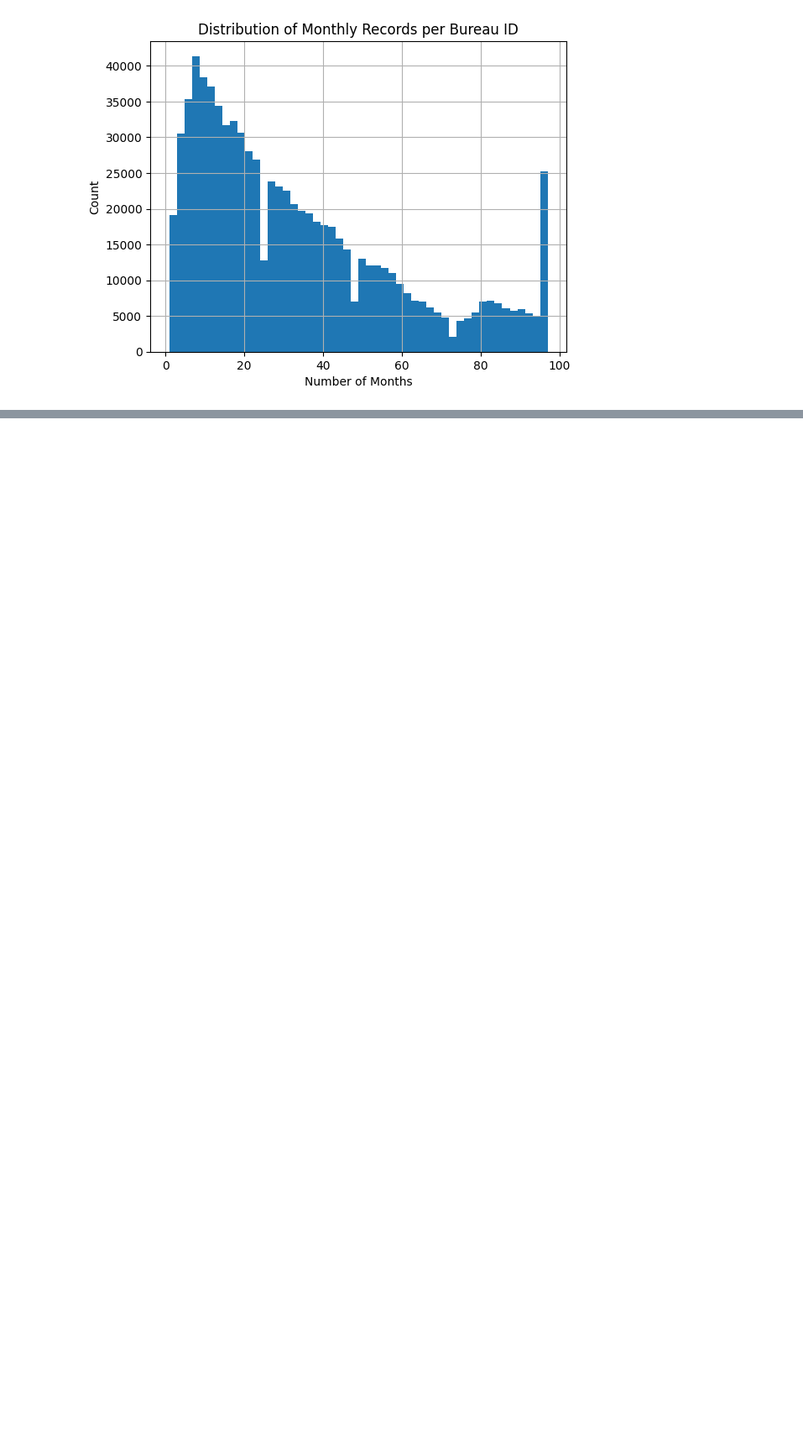
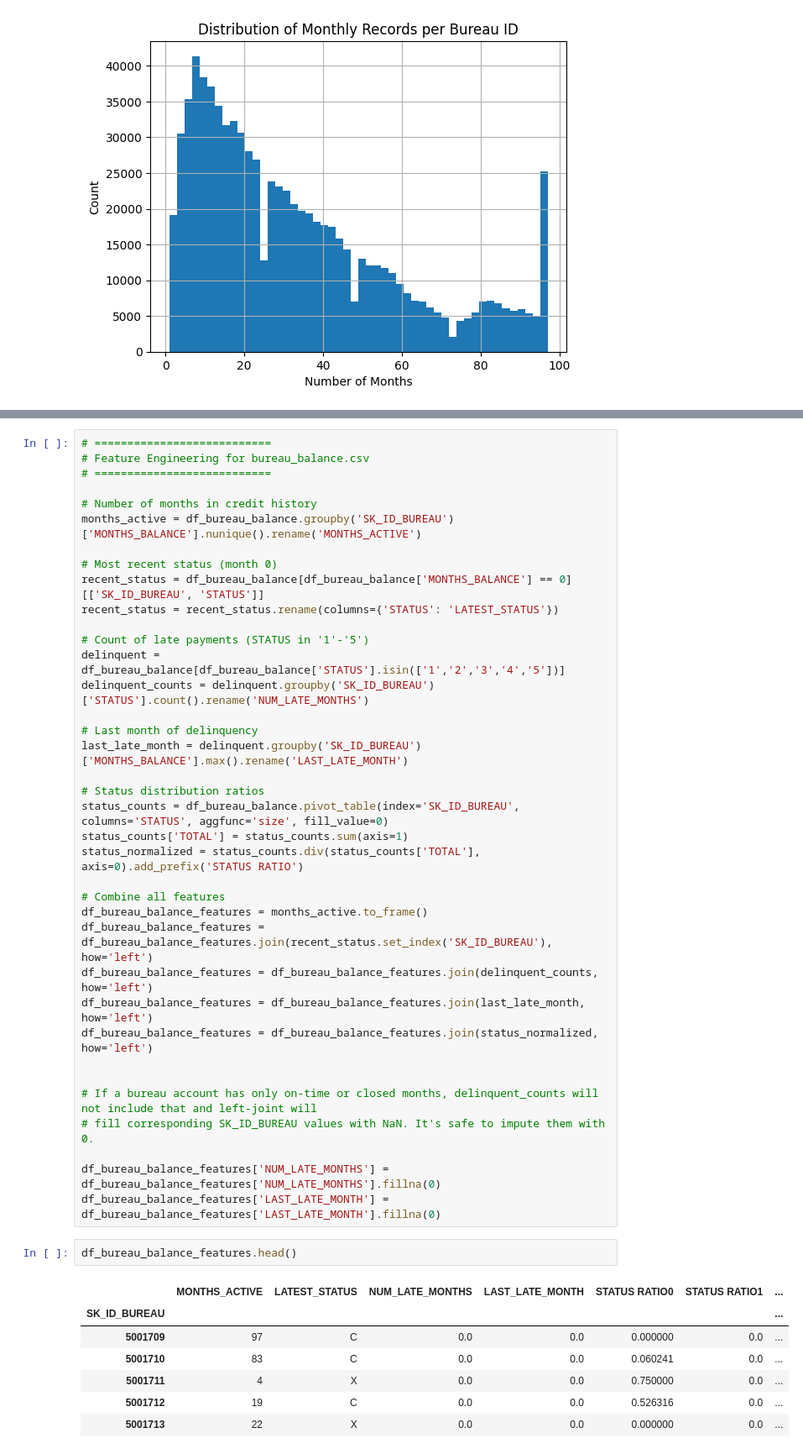
Before and after one commit to leksea/loan-default-prediction, a Jupyter notebook: loan-default-prediction.ipynb, the cells around one changed output, grey strips where cells are left out. Shown at 84% size. Cells and saved outputs as stored; diff of their text form; blank space fills up the shorter version.

Commit message:
Updated 3 feature engineering bureau_balance.csv

```diff
--- a/loan-default-prediction.ipynb
+++ b/loan-default-prediction.ipynb
@@ -885,0 +920,47 @@ Name: count, dtype: int64
+# %%
+# ===========================
+# Feature Engineering for bureau_balance.csv
+# ===========================
+
+# Number of months in credit history
+months_active = df_bureau_balance.groupby('SK_ID_BUREAU')['MONTHS_BALANCE'].nunique().rename('MONTHS_ACTIVE')
+
+# Most recent status (month 0)
+recent_status = df_bureau_balance[df_bureau_balance['MONTHS_BALANCE'] == 0][['SK_ID_BUREAU', 'STATUS']]
+recent_status = recent_status.rename(columns={'STATUS': 'LATEST_STATUS'})
+
+# Count of late payments (STATUS in '1'-'5')
+delinquent = df_bureau_balance[df_bureau_balance['STATUS'].isin(['1','2','3','4','5'])]
+delinquent_counts = delinquent.groupby('SK_ID_BUREAU')['STATUS'].count().rename('NUM_LATE_MONTHS')
+
+# Last month of delinquency
+last_late_month = delinquent.groupby('SK_ID_BUREAU')['MONTHS_BALANCE'].max().rename('LAST_LATE_MONTH')
+
+# Status distribution ratios
+status_counts = df_bureau_balance.pivot_table(index='SK_ID_BUREAU', columns='STATUS', aggfunc='size', fill_value=0)
+status_counts['TOTAL'] = status_counts.sum(axis=1)
+status_normalized = status_counts.div(status_counts['TOTAL'], axis=0).add_prefix('STATUS RATIO')
+
+# Combine all features
+df_bureau_balance_features = months_active.to_frame()
+df_bureau_balance_features = df_bureau_balance_features.join(recent_status.set_index('SK_ID_BUREAU'), how='left')
+df_bureau_balance_features = df_bureau_balance_features.join(delinquent_counts, how='left')
+df_bureau_balance_features = df_bureau_balance_features.join(last_late_month, how='left')
+df_bureau_balance_features = df_bureau_balance_features.join(status_normalized, how='left')
+
+
+# If a bureau account has only on-time or closed months, delinquent_counts will not include that and left-joint will
+# fill corresponding SK_ID_BUREAU values with NaN. It's safe to impute them with 0.
+
+df_bureau_balance_features['NUM_LATE_MONTHS'] = df_bureau_balance_features['NUM_LATE_MONTHS'].fillna(0)
+df_bureau_balance_features['LAST_LATE_MONTH'] = df_bureau_balance_features['LAST_LATE_MONTH'].fillna(0)
+# %%
+df_bureau_balance_features.head()
+# %% [output]
+|  | MONTHS_ACTIVE | LATEST_STATUS | NUM_LATE_MONTHS | LAST_LATE_MONTH | STATUS RATIO0 | STATUS RATIO1 | ... |
+| SK_ID_BUREAU |  |  |  |  |  |  | ... |
+| 5001709 | 97 | C | 0.0 | 0.0 | 0.000000 | 0.0 | ... |
+| 5001710 | 83 | C | 0.0 | 0.0 | 0.060241 | 0.0 | ... |
+| 5001711 | 4 | X | 0.0 | 0.0 | 0.750000 | 0.0 | ... |
+| 5001712 | 19 | C | 0.0 | 0.0 | 0.526316 | 0.0 | ... |
+| 5001713 | 22 | X | 0.0 | 0.0 | 0.000000 | 0.0 | ... |
```
Also changed, not shown: parts of 4 cells of this notebook.
